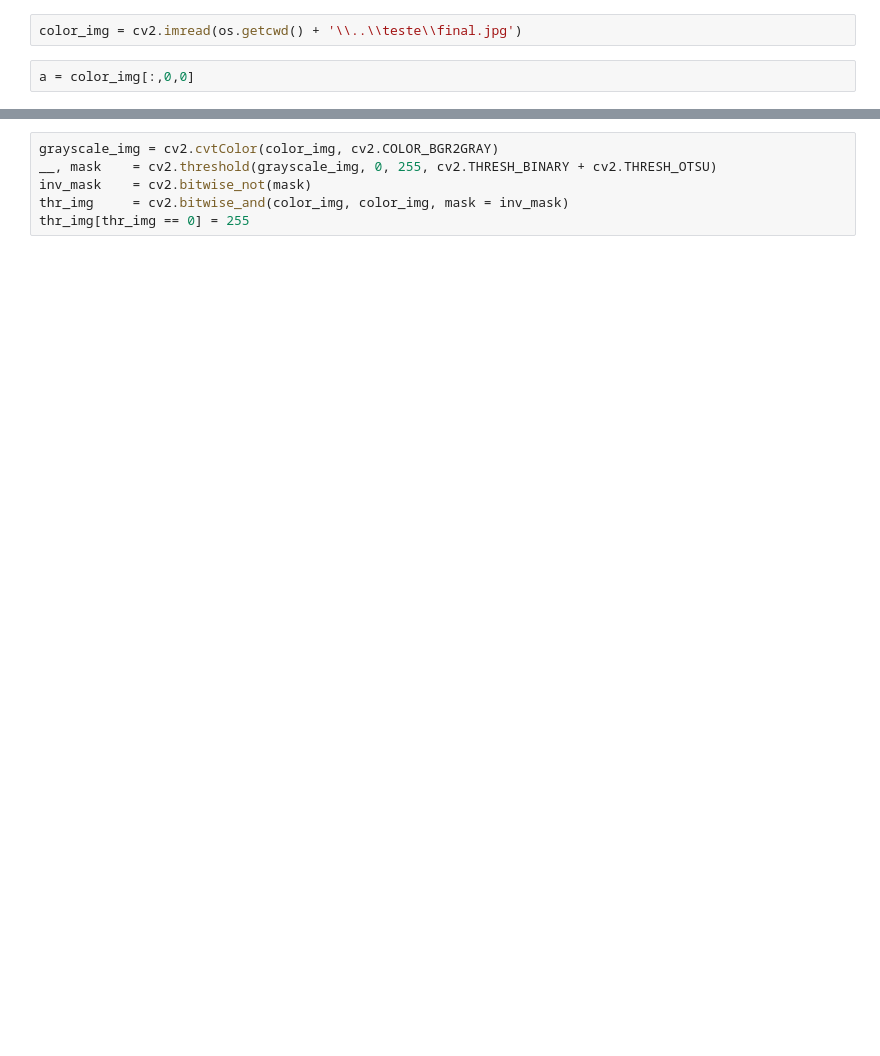
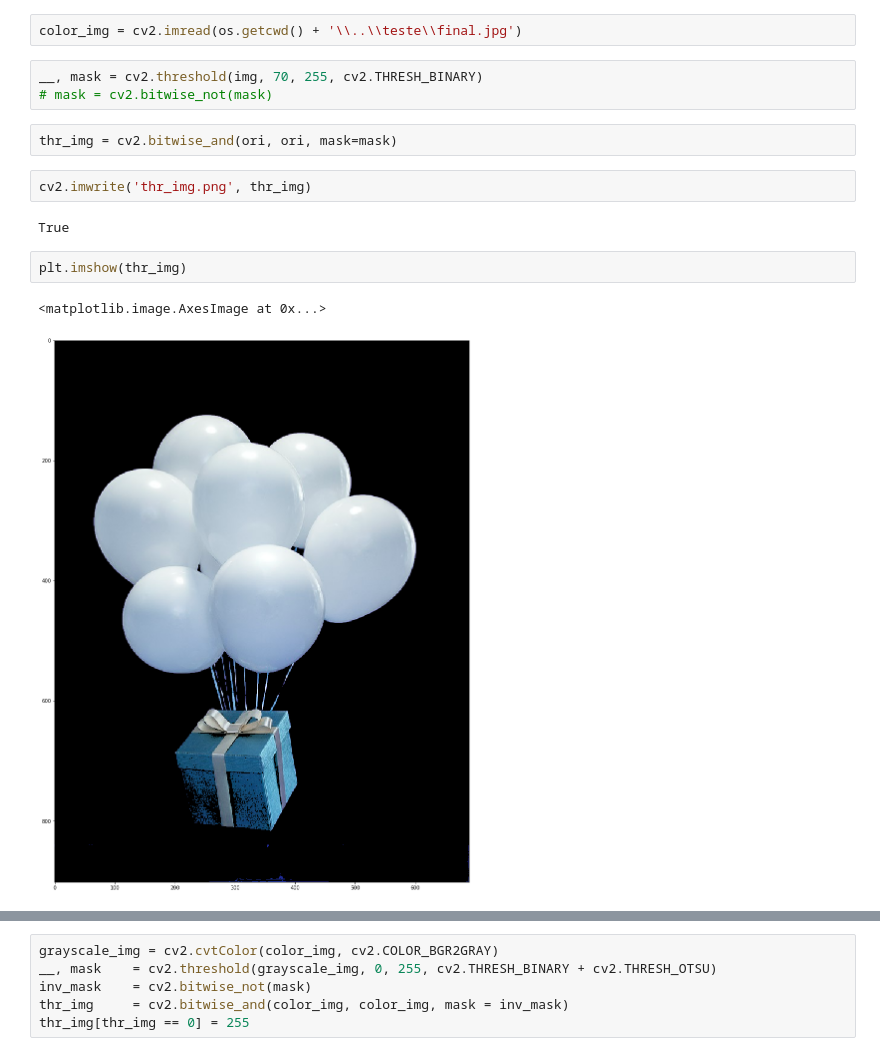
Before and after one commit to danielesreis/mng, a Jupyter notebook: notebooks/segmentation.ipynb, the cells around one changed output, grey strips where cells are left out. Saved outputs shown, nothing was run; the diff lists cells and outputs as text; blank space fills up the shorter version.

```diff
--- a/notebooks/segmentation.ipynb
+++ b/notebooks/segmentation.ipynb
@@ -7,4 +27,16 @@ plt.rcParams['figure.figsize'] = [20, 15]
 # %%
 color_img = cv2.imread(os.getcwd() + '\\..\\teste\\final.jpg')
-# %%
-a = color_img[:,0,0]
+# %%
+__, mask = cv2.threshold(img, 70, 255, cv2.THRESH_BINARY)
+# mask = cv2.bitwise_not(mask)
+# %%
+thr_img = cv2.bitwise_and(ori, ori, mask=mask)
+# %%
+cv2.imwrite('thr_img.png', thr_img)
+# %% [output]
+True
+# %%
+plt.imshow(thr_img)
+# %% [output]
+<matplotlib.image.AxesImage at 0x...>
+[figure, added]
```
Also changed, not shown: parts of 9 cells of this notebook, 6 other files.
